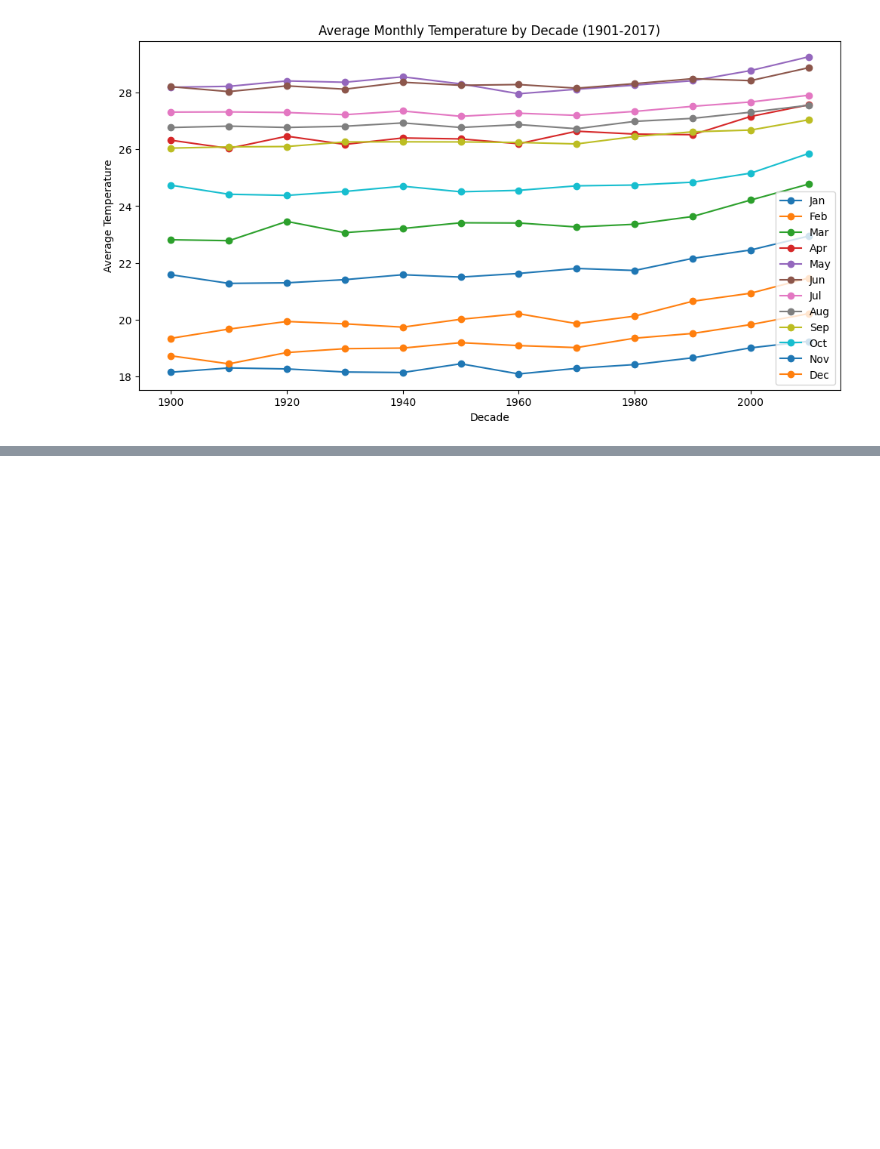
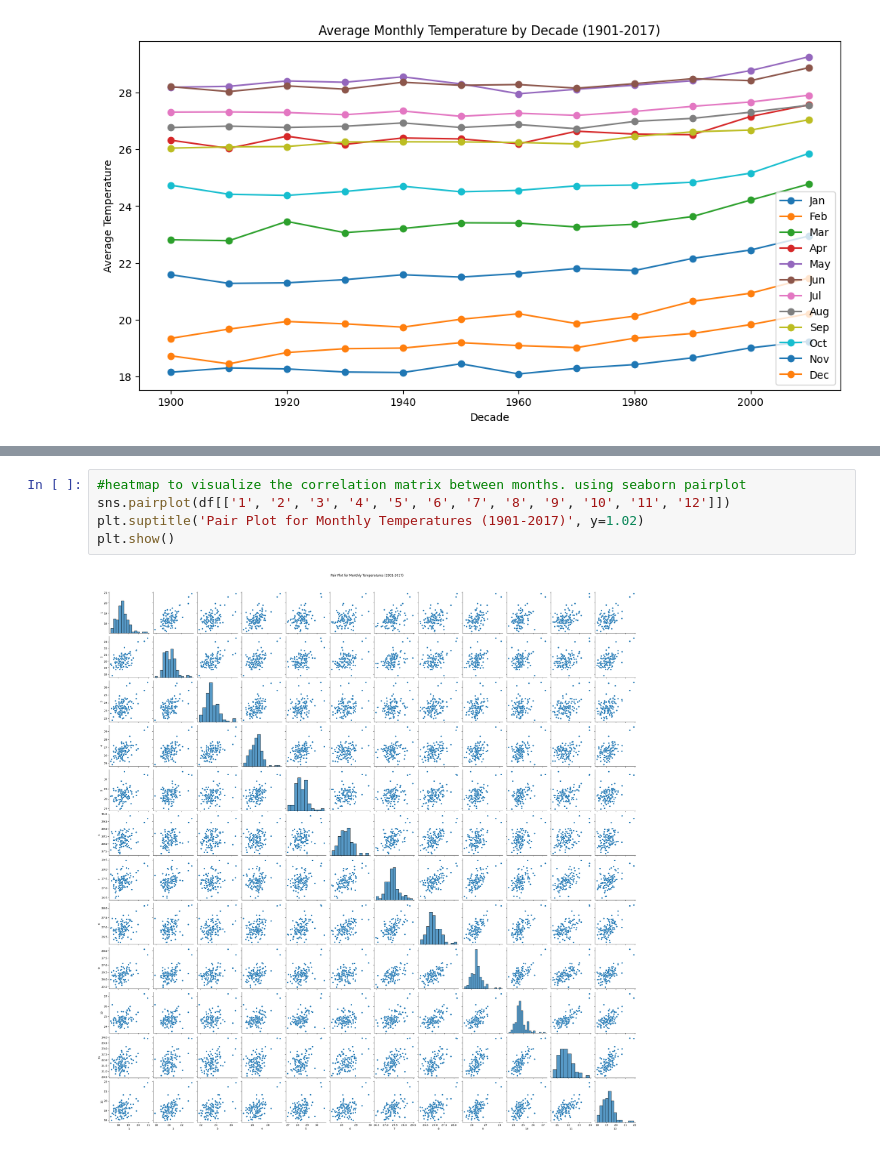
Before and after one commit to AshadullahDanish/weather-forecasting-kaggle-competition-, a Jupyter notebook: notebook1db22fbd9c.ipynb, the cells around one changed output, grey strips where cells are left out. Cells and saved outputs as stored; diff of their text form; blank space fills up the shorter version.

```diff
--- a/notebook1db22fbd9c.ipynb
+++ b/notebook1db22fbd9c.ipynb
@@ -164,0 +155,7 @@ plt.show()
+# %%
+#heatmap to visualize the correlation matrix between months. using seaborn pairplot
+sns.pairplot(df[['1', '2', '3', '4', '5', '6', '7', '8', '9', '10', '11', '12']])
+plt.suptitle('Pair Plot for Monthly Temperatures (1901-2017)', y=1.02)
+plt.show()
+# %% [output]
+[figure, added]
```
Also changed, not shown: parts of 6 cells of this notebook.
